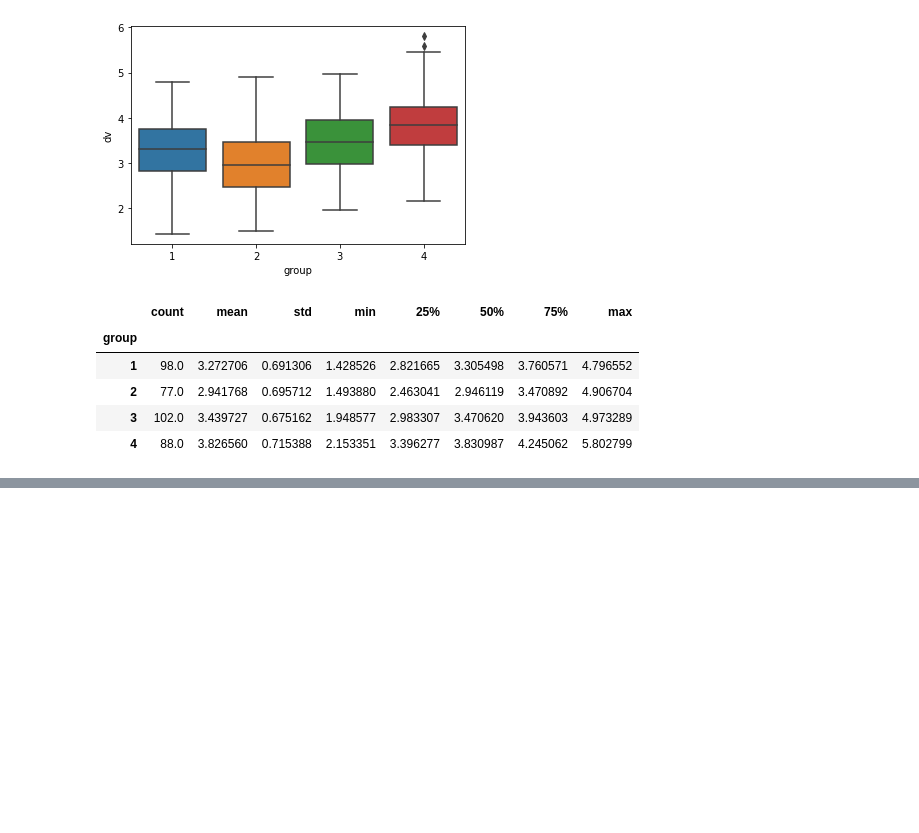
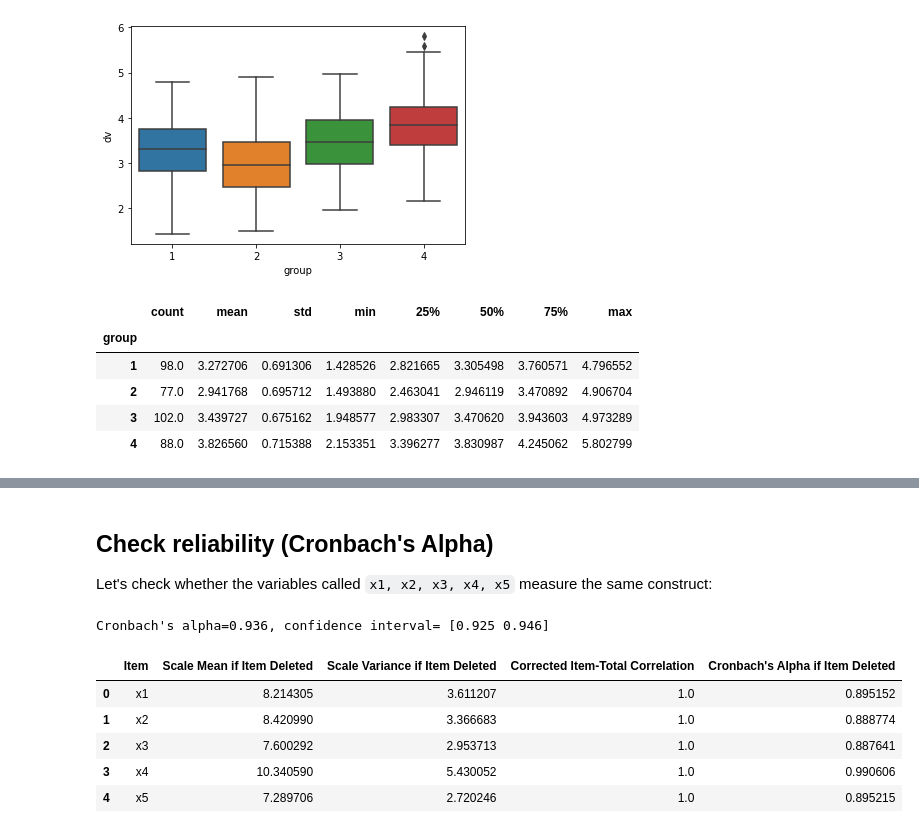
Before and after one commit to uvacw/teaching-ds-rp, a Jupyter notebook: week3/analyzing-experiments.ipynb, the cells around one changed output, grey strips where cells are left out. Saved outputs shown, nothing was run; the diff lists cells and outputs as text; code cells hidden in the pictures; blank space fills up the shorter version.

```diff
--- a/week3/analyzing-experiments.ipynb
+++ b/week3/analyzing-experiments.ipynb
@@ -138,0 +167,17 @@ Notes:
+# %% [markdown]
+## Check reliability (Cronbach's Alpha)
+
+Let's check whether the variables called `x1, x2, x3, x4, x5` measure the same construct:
+# %%
+alpha, report = psy.cronbach_alpha_scale_if_deleted(df[['x1','x2','x3','x4','x5']])
+
+print(f"Cronbach's alpha={alpha[0]:.3f}, confidence interval= {alpha[1]}")
+report
+# %% [output]
+Cronbach's alpha=0.936, confidence interval= [0.925 0.946]
+|  | Item | Scale Mean if Item Deleted | Scale Variance if Item Deleted | Corrected Item-Total Correlation | Cronbach's Alpha if Item Deleted |
+| 0 | x1 | 8.214305 | 3.611207 | 1.0 | 0.895152 |
+| 1 | x2 | 8.420990 | 3.366683 | 1.0 | 0.888774 |
+| 2 | x3 | 7.600292 | 2.953713 | 1.0 | 0.887641 |
+| 3 | x4 | 10.340590 | 5.430052 | 1.0 | 0.990606 |
+| 4 | x5 | 7.289706 | 2.720246 | 1.0 | 0.895215 |
```
Also changed, not shown: parts of 10 cells of this notebook, 2 other files.
